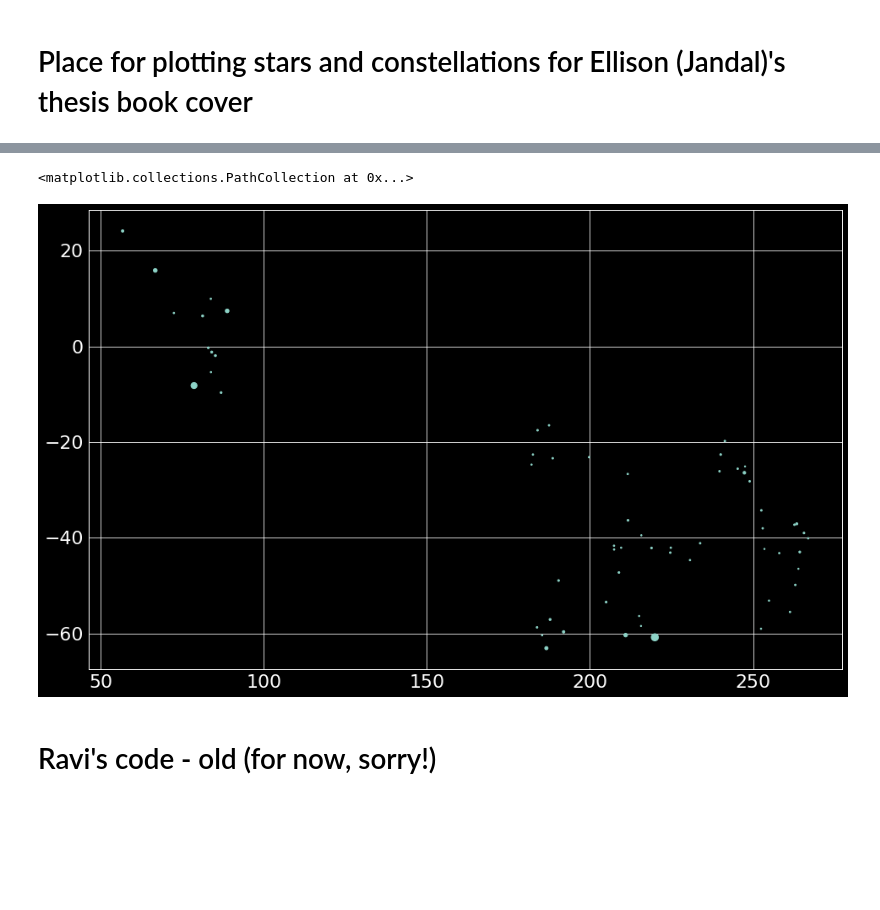
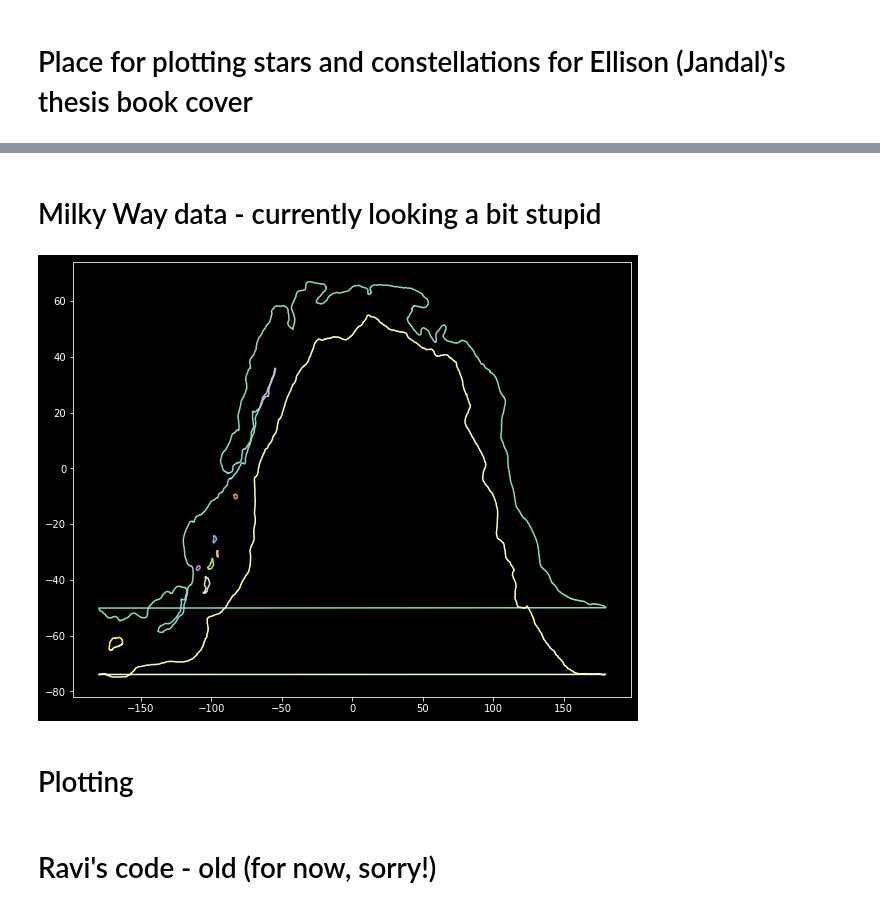
Before and after one commit to tkteo/skymap_repo, a Jupyter notebook: starmap_aboriginal.ipynb, the cells around one changed output, grey strips where cells are left out. Saved outputs shown, nothing was run; the diff lists cells and outputs as text; code cells hidden in the pictures; blank space fills up the shorter version.

Commit message:
tried implementing mw.json data

```diff
--- a/starmap_aboriginal.ipynb
+++ b/starmap_aboriginal.ipynb
@@ -92,18 +68,46 @@ df['RA'] = pd.to_numeric(df['RA'])
 df['Dec'] = pd.to_numeric(df['Dec'])
 
 df['RA'] = (df['RA'] + 360) % 360 # Wrapping RA co-ords so that RA is between 0 and 360 rather than +/-180
+# %% [markdown]
+# Milky Way data - currently looking a bit stupid
+# %%
+# Importing MW data based on the R blog:
+# https://raw.githubusercontent.com/ofrohn/d3-celestial/master/data/mw.json
+
+with open('mw.json','r') as f:
+    data = json.loads(f.read())
+
+mw_df = pd.json_normalize(data, record_path = ['features'])
+mw_df
+
+# print(mw_df.iloc[0][3])
+test_array = np.array(mw_df.iloc[0][3][0], dtype=object)
+test_array.shape
+
+plt.figure(figsize=(10,8))
+for t in test_array:
+    t = np.array(t)
+
+    ras = t[:,0]
+    decs = t[:,1]
+
+    plt.plot(ras, decs)
+
+# looks like the data is missing some features
+# %% [output]
+[figure, added]
+# %% [markdown]
+# Plotting
 # %%
 # Plotting
 
 fig,ax = plt.subplots(1,1,figsize=(16,10)) # use (8,5) for smaller plot option
 plt.style.use('dark_background') # temporary; to visualise the final plot
 ax.scatter(df['RA'], df['Dec'], s=1/df['mag']*10) # marker size based on mag; todo need to re-scale!
+plt.grid(False)
 
 # Note: also the cluster around RA 50-100deg and the larger cluster (180-270deg) might need to be plotted
 #    separately at some point
-# %% [output]
-<matplotlib.collections.PathCollection at 0x...>
-[figure, removed]
 # %% [markdown]
 # Ravi's code - old (for now, sorry!)
 # %%
```
Also changed, not shown: parts of 6 cells of this notebook, 1 other file.
